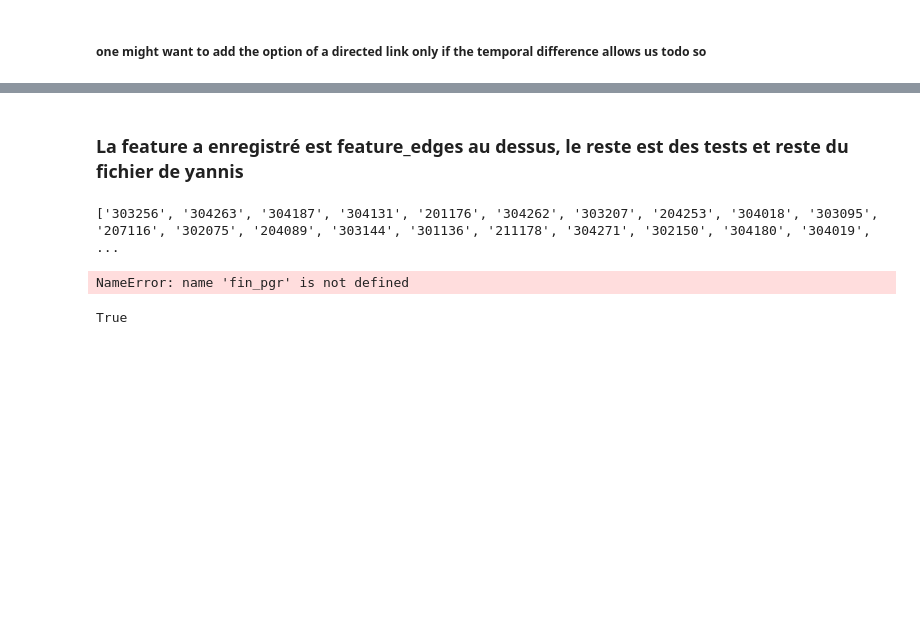
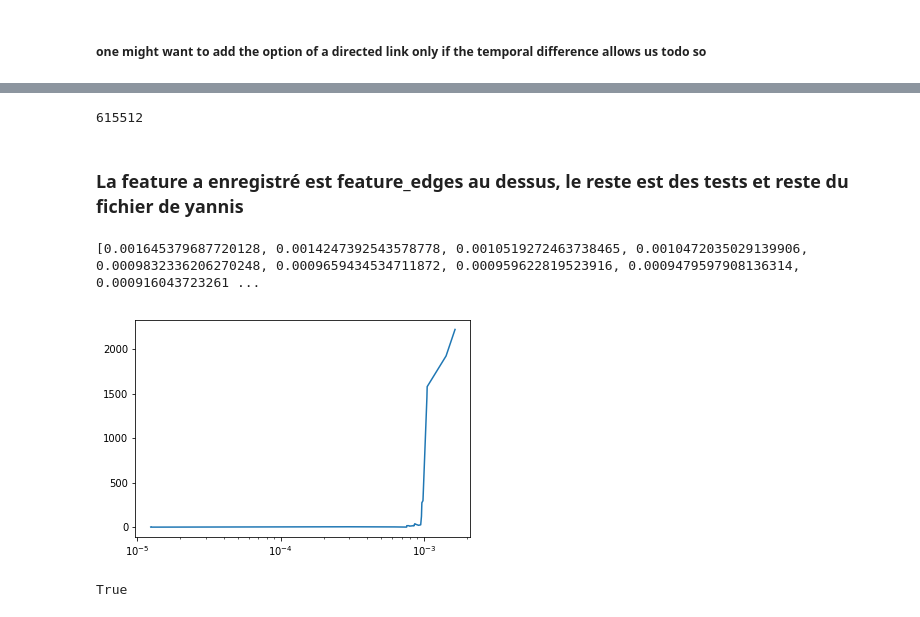
Before and after one commit to paulracaniere/citation_ML, a Jupyter notebook: louis_graph_features.ipynb, the cells around one changed output, grey strips where cells are left out. Drawn from its saved outputs; the diff is of its cells as text; code cells hidden in the pictures; blank space fills up the shorter version.

```diff
--- a/louis_graph_features.ipynb
+++ b/louis_graph_features.ipynb
@@ -125,6 +125,9 @@ def compute_page_club_feature_for_articles(citation_set, node_info, G=None):
     #sp_keys = sorted_pgr.keys()
     sp_keys = [int(a) if a!='ID' else -1 for (a,b) in sorted_pgr]
     #print(sp_keys)
+    sp_keys_seen = dict()
+    for s in sp_keys:
+        sp_keys_seen[s] = False
 
     #nbedgesin = [0]
 
@@ -142,26 +145,38 @@ def compute_page_club_feature_for_articles(citation_set, node_info, G=None):
     i=1
     kincum=0
     koutcum=0
+
+
+
+    undirG = G.to_undirected()
+
     for (k,v) in sorted_pgr:
-        edges_i = G.to_undirected().edges(k)
+        edges_i = undirG.edges(k)
         for (a,b) in edges_i:
             #print(k)
             #print(a,b)
             #print(sp_keys[:i])
-            if int(a) == k:
-                if int(b) in sp_keys[:i]:
-                    s+=1
-            else:
-                if int(a) in sp_keys[:i]:
-                    s+=1
-
+            if k!= 'ID':
+                if int(a) == int(k):
+                    if sp_keys_seen[int(b)]:
+                        s+=1
+                else:
+                    if sp_keys_seen[int(a)]:
+                        s+=1
+        if k != 'ID':
+            sp_keys_seen[int(k)]= True
+        else:
+            sp_keys_seen[-1] = True
         kincum += G.in_degree(k)
         koutcum += G.out_degree(k)
         #print(s)
         if kincum>0 and koutcum >0:
             pageclub.append((s*k_in*n)/(kincum*koutcum))
+            G.node[k]['pageclub'] = (s*k_in*n)/(kincum*koutcum)
         else:
             pageclub.append(1)
+            G.node[k]['pageclub'] = 1
+
         i+=1
 
     return pageclub
@@ -171,0 +189,6 @@ print(features)
+# %%
+pagerank = nx.pagerank(G)
+sorted_pgr = sorted(pagerank.items(), key=operator.itemgetter(1), reverse = True)
+fin_pgr = [b for (a,b) in sorted_pgr]
+features[0] = fin_pgr[0]*features[1]/fin_pgr[1]
+print(features[0])
@@ -176,2 +207,4 @@ for citation in training_set:
 # %%
-print(features_edges)
+len(features_edges)
+# %% [output]
+615512
@@ -178,18 +219,15 @@ print(features_edges)
 # %% [markdown]
 ### La feature a enregistré est feature_edges au dessus, le reste est des tests et reste du fichier de yannis
-# %%
-pagerank = nx.pagerank(G)
-sorted_pgr = sorted(pagerank.items(), key=operator.itemgetter(1), reverse = True)
-fin_pgr = [a for (a,b) in sorted_pgr]
 # %%
-print(fin_pgr)
+print(fin_pgr[:100])
 # %% [output]
-['303256', '304263', '304187', '304131', '201176', '304262', '303207', '204253', '304018', '303095', '207116', '302075', '204089', '303144', '301136', '211178', '304271', '302150', '304180', '304019', ...
+[0.001645379687720128, 0.0014247392543578778, 0.0010519272463738465, 0.0010472035029139906, 0.0009832336206270248, 0.0009659434534711872, 0.000959622819523916, 0.0009479597908136314, 0.000916043723261 ...
 # %%
-plt.plot(fin_pgr[:200],features)
+plt.xscale('log')
+plt.plot(fin_pgr,features)
 plt.show()
 # %% [output]
-NameError: name 'fin_pgr' is not defined
+[figure, added]
 # %%
 sorted_pgr = sorted(pagerank.items(), key=operator.itemgetter(1), reverse = True)
 sp_keys = [float(b) for (a,b) in sorted_pgr]
```
Also changed, not shown: parts of 5 cells of this notebook, 3 other files.
